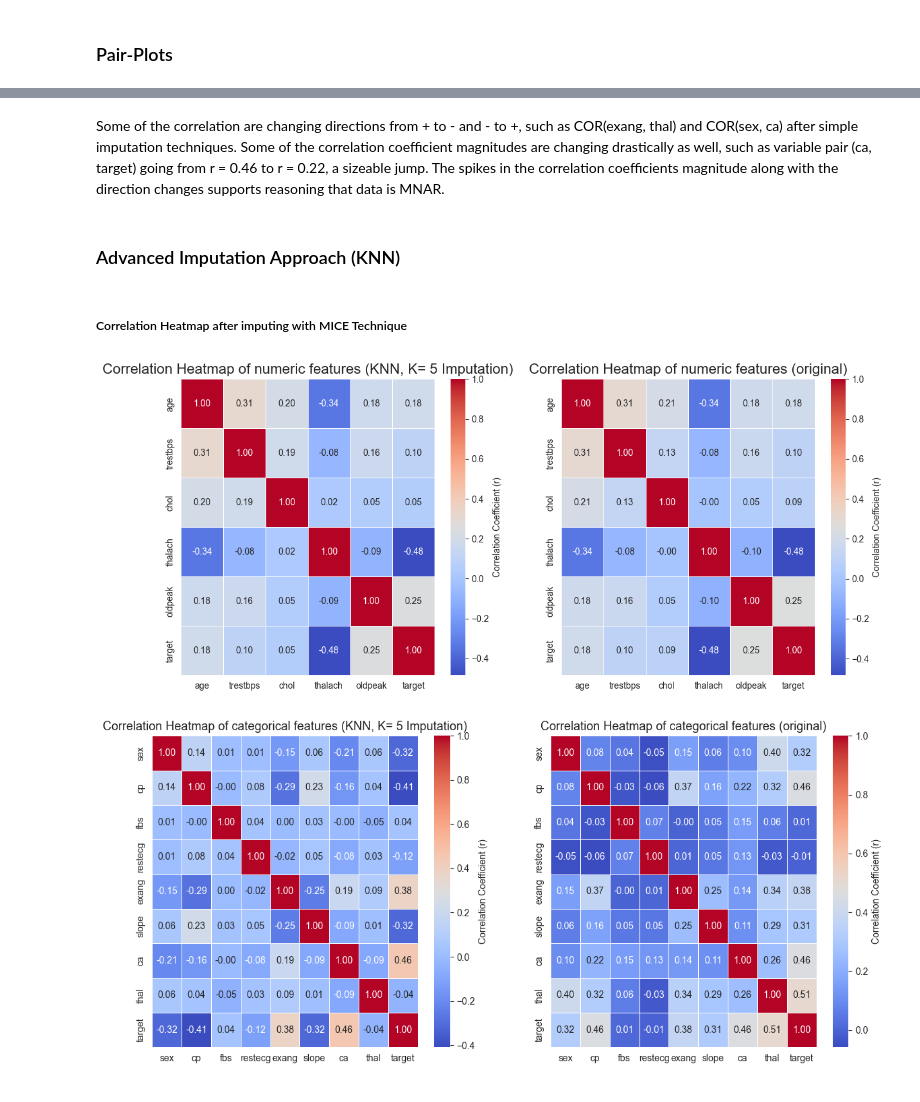
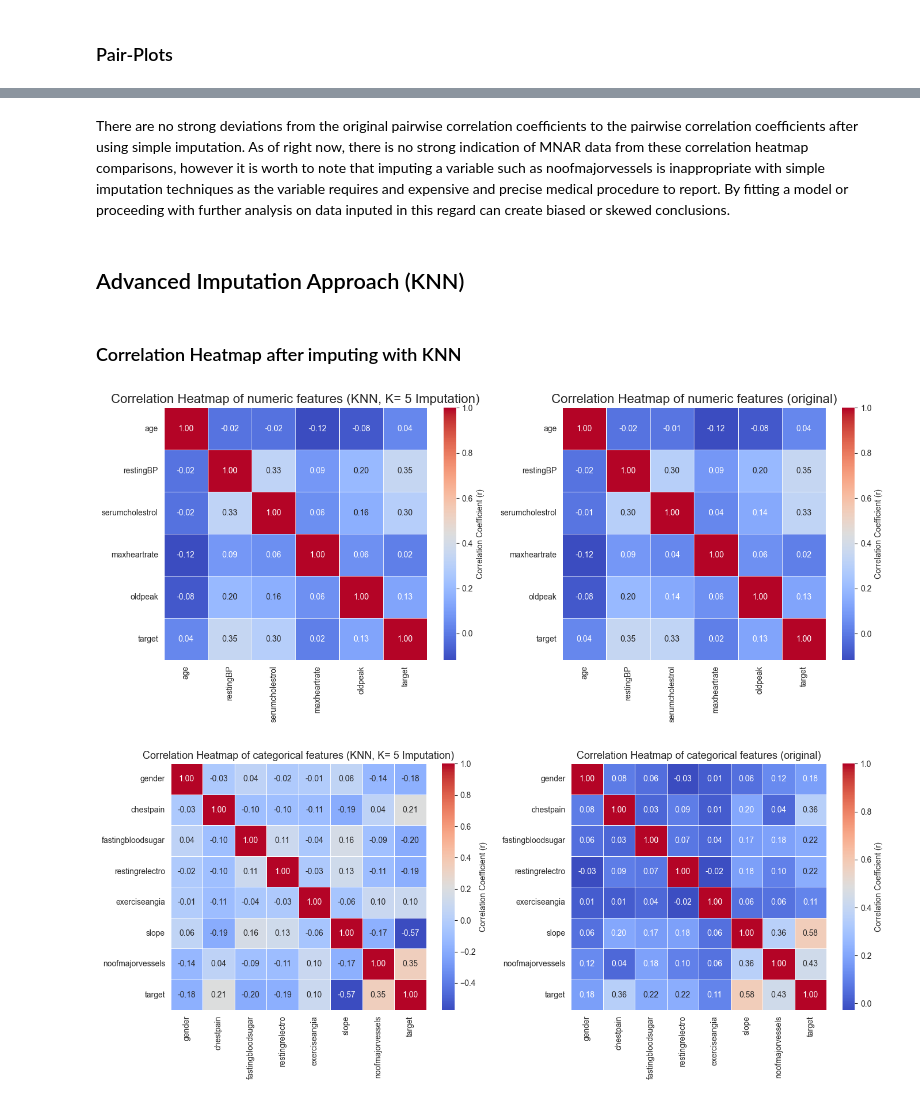
Before and after one commit to dennisous/cmse830_fds, a Jupyter notebook: heart_disease_analysis.ipynb, the cells around one changed output, grey strips where cells are left out. Drawn from its saved outputs; the diff is of its cells as text; code cells hidden in the pictures.

```diff
--- a/heart_disease_analysis.ipynb
+++ b/heart_disease_analysis.ipynb
@@ -155,13 +239,13 @@ df.describe(include = "all")
 # %%
 # datatype conversions:
 # To numeric
-numeric_cols = ["age", "trestbps", "chol", "thalach", "oldpeak"]
+numeric_cols = ["age", "restingBP", "serumcholestrol", "maxheartrate", "oldpeak"]
 
 for var in numeric_cols:
     df[var] = pd.to_numeric(df[var], errors = "coerce")
 
 # to categorical
-categorical_cols = ["sex", "cp", "fbs", "restecg", "exang", "slope", "ca", "thal", "target"]
+categorical_cols = ["gender", "chestpain", "fastingbloodsugar", "restingrelectro", "exerciseangia", "slope", "noofmajorvessels", "target"]
 
 for var in categorical_cols:
     df[var] = pd.to_numeric(df[var], errors = "coerce").astype("Int64")
@@ -266,4 +347,4 @@ The number of rows with cholesterol 0 value: 123
 # %%
-df["chol"] = df["chol"].apply(lambda x: np.nan if x == 0 else x)
+df["serumcholestrol"] = df["serumcholestrol"].apply(lambda x: np.nan if x == 0 else x)
 # %%
 print("descriptive statistics for chol column")
@@ -532,13 +613,11 @@ Text(70.72222222222221, 0.5, 'Row index')
 # %%
 # Since the 4 main variables with a majority of the missing values are likely missing not at random, I want to create an indicator where 1 denotes the value for that column
 # is missing and 0 otherwise
-df["chol_missing"] = df["chol"].isna().astype(int)
+df["serumcholestrol_missing"] = df["serumcholestrol"].isna().astype(int)
 
-df["ca_missing"] = df["ca"].isna().astype(int)
+df["noofmajorvessels_missing"] = df["noofmajorvessels"].isna().astype(int)
 
-df["fbs_missing"] = df["fbs"].isna().astype(int)
+df["fastingbloodsugar_missing"] = df["fastingbloodsugar"].isna().astype(int)
 
 df["slope_missing"] = df["slope"].isna().astype(int)
-
-df["thal_missing"] = df["thal"].isna().astype(int)
 # %% [markdown]
@@ -673,12 +763,12 @@ plt.show()
-# %% [markdown]
-Some of the correlation are changing directions from + to - and - to +, such as COR(exang, thal) and COR(sex, ca) after simple imputation techniques. Some of the correlation coefficient magnitudes are changing drastically as well, such as variable pair (ca, target) going from r = 0.46 to r = 0.22, a sizeable jump. The spikes in the correlation coefficients magnitude along with the direction changes supports reasoning that data is MNAR.
+# %% [markdown]
+There are no strong deviations from the original pairwise correlation coefficients to the pairwise correlation coefficients after using simple imputation. As of right now, there is no strong indication of MNAR data from these correlation heatmap comparisons, however it is worth to note that imputing a variable such as noofmajorvessels is inappropriate with simple imputation techniques as the variable requires and expensive and precise medical procedure to report. By fitting a model or proceeding with further analysis on data inputed in this regard can create biased or skewed conclusions.
 # %% [markdown]
-### Advanced Imputation Approach (KNN)
+## Advanced Imputation Approach (KNN)
 # %%
 from sklearn.impute import KNNImputer
 
 def knn_imputation(df, n_neighbors=5):
-    exclude_cols = ['target', 'ca_missing', 'fbs_missing', 'slope_missing', 'thal_missing']
+    exclude_cols = ['target', "serumcholestrol_missing", 'noofmajorvessels_missing_missing', 'fastingbloodsugar_missing', 'slope_missing',]
 
     df_numeric = df.copy()
     cat_mappings = {}
@@ -713,7 +803,7 @@ def knn_imputation(df, n_neighbors=5):
 df_knn = knn_imputation(df, n_neighbors=5)
 df_knn.to_csv("data/heart_disease_knn_imputation.csv", index=False)
 # %% [markdown]
-##### Correlation Heatmap after imputing with MICE Technique
+### Correlation Heatmap after imputing with KNN
 # %%
 knn_corr_num = df_knn[numeric_cols + ["target"]].corr()
 
@@ -741,37 +831,39 @@ sns.heatmap(
 
 axs[0].set_title('Correlation Heatmap of numeric features (KNN, K= 5 Imputation)', fontsize=16)
 axs[1].set_title('Correlation Heatmap of numeric features (original)', fontsize=16)
+plt.tight_layout()
 plt.show()
 # %% [output]
-[figure, old version]
+[figure, new version]
 # %%
 knn_corr_cat = df_knn[categorical_cols].corr()
 
 fig, axs = plt.subplots(1, 2, figsize = (14, 6))
 
 sns.heatmap(
     knn_corr_cat,
     annot=True,
     cmap='coolwarm',
     fmt='.2f',
     linewidths=.5,
     cbar_kws={'label': 'Correlation Coefficient (r)'},
     ax = axs[0]
 )
 
 sns.heatmap(
     original_corr_cat,
     annot=True,
     cmap='coolwarm',
     fmt='.2f',
     linewidths=.5,
     cbar_kws={'label': 'Correlation Coefficient (r)'},
     ax = axs[1]
 )
 
 axs[0].set_title('Correlation Heatmap of categorical features (KNN, K= 5 Imputation)', fontsize=13)
 axs[1].set_title('Correlation Heatmap of categorical features (original)', fontsize=13)
+plt.tight_layout()
 plt.show()
 # %% [output]
-[figure, old version]
+[figure, new version]
 # %% [markdown]
```
Also changed, not shown: parts of 75 cells of this notebook, 1 other file.
